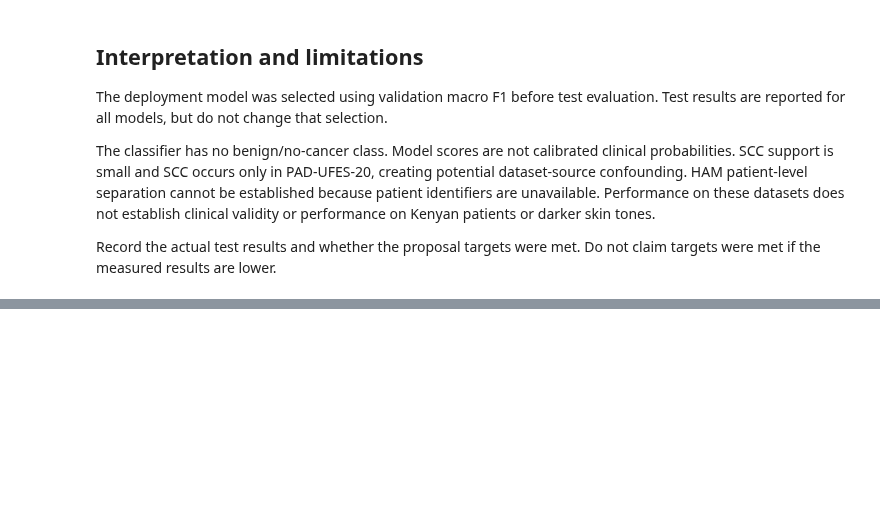
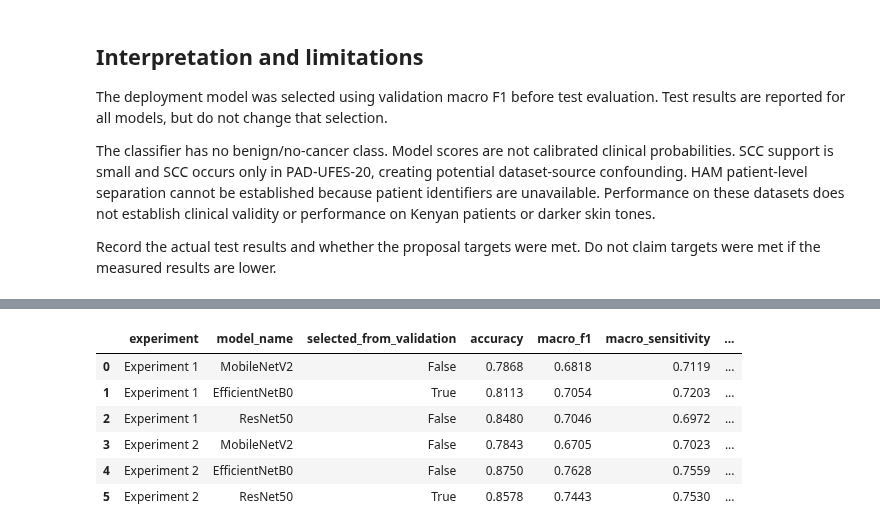
Before and after one commit to Chetalam/cnn-skin-cancer-classification, a Jupyter notebook: notebooks/06_model_evaluation.ipynb, the cells around one changed output, grey strips where cells are left out. Cells and saved outputs as stored; diff of their text form; code cells hidden in the pictures; blank space fills up the shorter version.

```diff
--- a/notebooks/06_model_evaluation.ipynb
+++ b/notebooks/06_model_evaluation.ipynb
@@ -378,0 +856,94 @@ Record the actual test results and whether the proposal targets were met. Do not
+# %%
+baseline_root = PROJECT_ROOT / 'Reports' / 'Evaluation' / BASELINE_RUN_ID
+baseline_manifest = json.loads((baseline_root / 'evaluation_manifest.json').read_text())
+if baseline_manifest['manifest_hashes'] != manifest_hashes:
+    raise ValueError('Experiment 1 evaluation used different manifests.')
+baseline = pd.read_csv(baseline_root / 'test_model_comparison.csv')
+baseline['experiment'] = 'Experiment 1'
+baseline['run_id'] = BASELINE_RUN_ID
+current = comparison.copy()
+current['experiment'] = 'Experiment 2'
+combined_results = pd.concat([baseline, current], ignore_index=True)
+columns = ['experiment', 'model_name', 'selected_from_validation',
+           'accuracy', 'macro_f1', 'macro_sensitivity',
+           'macro_specificity', 'macro_roc_auc_ovr']
+combined_results.to_csv(REPORT_ROOT / 'experiments_test_comparison.csv', index=False)
+display(combined_results[columns].round(4))
+
+changes = []
+scc_rows = []
+for name in MODEL_NAMES:
+    old = baseline.loc[baseline['model_name'] == name].iloc[0]
+    new = current.loc[current['model_name'] == name].iloc[0]
+    changes.append({
+        'model_name': name,
+        'accuracy_change': new['accuracy'] - old['accuracy'],
+        'macro_f1_change': new['macro_f1'] - old['macro_f1'],
+    })
+    for experiment, folder in [('Experiment 1', baseline_root),
+                               ('Experiment 2', REPORT_ROOT)]:
+        metrics = pd.read_csv(folder / name / 'per_class_metrics.csv')
+        row = metrics.loc[metrics['class_label'] == 'SCC'].iloc[0]
+        scc_rows.append({
+            'experiment': experiment, 'model_name': name,
+            **{key: row[key] for key in ['support', 'precision',
+                'sensitivity_recall', 'f1_score', 'false_negative']},
+        })
+changes = pd.DataFrame(changes)
+scc_comparison = pd.DataFrame(scc_rows)
+changes.to_csv(REPORT_ROOT / 'test_metric_changes.csv', index=False)
+scc_comparison.to_csv(REPORT_ROOT / 'scc_experiments_comparison.csv', index=False)
+print('Changes are fractions; multiply by 100 for percentage-point changes.')
+display(changes.round(4))
+print('SCC comparison:')
+display(scc_comparison.round(4))
+
+accuracy_pass = selected_result['accuracy'] >= 0.85
+f1_pass = selected_result['macro_f1'] > 0.80
+requirements = pd.DataFrame([
+    {'requirement': 'Selected model test accuracy >= 0.85',
+     'observed': selected_result['accuracy'], 'met': accuracy_pass},
+    {'requirement': 'Selected model test macro F1 > 0.80',
+     'observed': selected_result['macro_f1'], 'met': f1_pass},
+])
+requirements.to_csv(REPORT_ROOT / 'requirements_check.csv', index=False)
+display(requirements)
+
+# Generate a factual Markdown results cell from the computed scores.
+def markdown_table(frame):
+    header = '| ' + ' | '.join(map(str, frame.columns)) + ' |'
+    separator = '| ' + ' | '.join(['---'] * len(frame.columns)) + ' |'
+    rows = ['| ' + ' | '.join(map(str, values)) + ' |'
+            for values in frame.itertuples(index=False, name=None)]
+    return '\n'.join([header, separator, *rows])
+
+report_text = (
+    '## Experiment 2 — Follow-up Test Evaluation\n\n'
+    f'The validation-selected candidate remained **{SELECTED_NAME}** '
+    f'(run `{RUN_ID}`); the test scores did not change this selection.\n\n'
+    + markdown_table(combined_results[columns].round(4)) + '\n\n'
+    + '### SCC performance\n\n'
+    + markdown_table(scc_comparison.round(4)) + '\n\n'
+    + '### Required targets\n\n'
+    + f'- Selected-model test accuracy: **{selected_result["accuracy"]:.2%}**; '
+    + f'target ≥85%: **{"Met" if accuracy_pass else "Not met"}**.\n'
+    + f'- Selected-model test macro F1: **{selected_result["macro_f1"]:.4f}**; '
+    + f'target >0.80: **{"Met" if f1_pass else "Not met"}**.\n\n'
+    + 'The test set was previously inspected after Experiment 1. These are '
+    + 'follow-up results, not an independent fresh final assessment. '
+    + 'SCC has only 29 test images and occurs only in PAD-UFES-20; '
+    + 'dataset-source confounding and limited sample size remain limitations. '
+    + 'There is no benign/no-cancer class, and scores are not calibrated '
+    + 'clinical probabilities. Clinical validity has not been established.\n'
+)
+(REPORT_ROOT / 'experiment_2_results.md').write_text(report_text, encoding='utf-8')
+print('Copy the following into your final Text cell:')
+print(report_text)
+# %% [output]
+|  | experiment | model_name | selected_from_validation | accuracy | macro_f1 | macro_sensitivity | ... |
+| 0 | Experiment 1 | MobileNetV2 | False | 0.7868 | 0.6818 | 0.7119 | ... |
+| 1 | Experiment 1 | EfficientNetB0 | True | 0.8113 | 0.7054 | 0.7203 | ... |
+| 2 | Experiment 1 | ResNet50 | False | 0.8480 | 0.7046 | 0.6972 | ... |
+| 3 | Experiment 2 | MobileNetV2 | False | 0.7843 | 0.6705 | 0.7023 | ... |
+| 4 | Experiment 2 | EfficientNetB0 | False | 0.8750 | 0.7628 | 0.7559 | ... |
+| 5 | Experiment 2 | ResNet50 | True | 0.8578 | 0.7443 | 0.7530 | ... |
```
Also changed, not shown: parts of 10 cells of this notebook.
